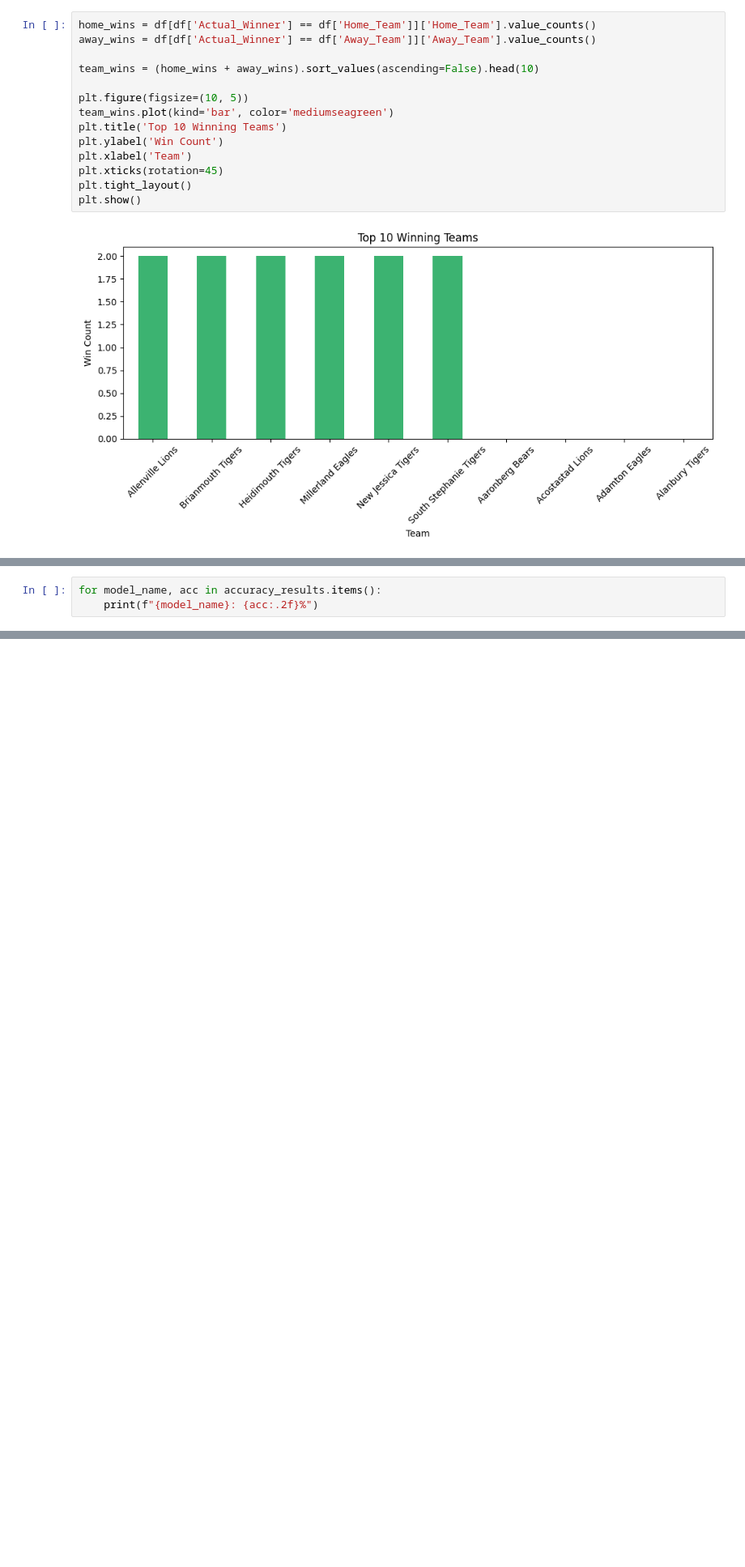
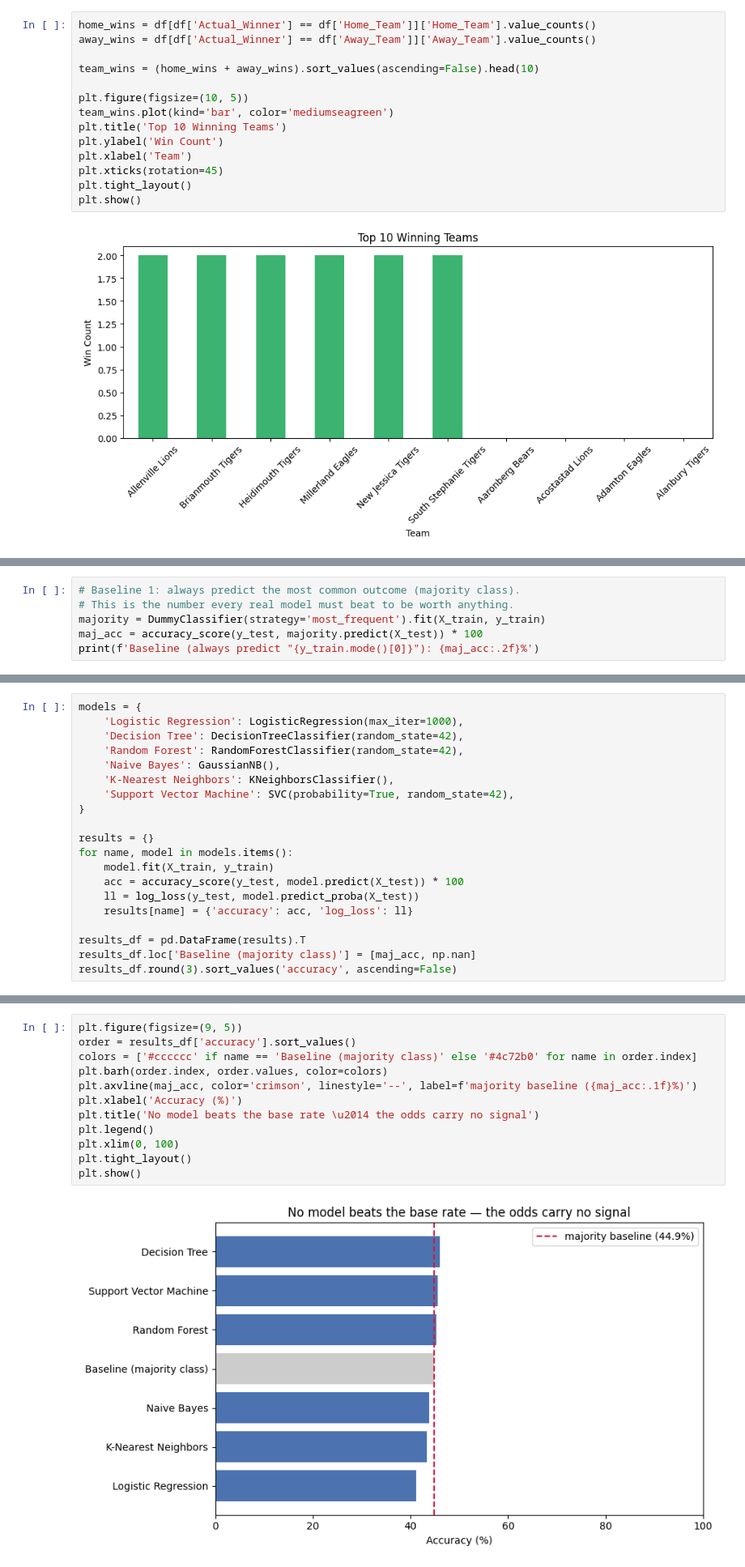
Before and after one commit to SilverKai13/Odds-Analysis-and-Prediction, a Jupyter notebook: oddsAI.ipynb, the cells around one changed output, grey strips where cells are left out. Shown: that part at 81% size. Saved outputs shown, nothing was run; the diff lists cells and outputs as text; blank space fills up the shorter version.

Commit message:
Fix outcome framing, commit dataset, add baselines

```diff
--- a/oddsAI.ipynb
+++ b/oddsAI.ipynb
@@ -230,3 +180,0 @@ for name, model in models.items():
-# %%
-for model_name, acc in accuracy_results.items():
-    print(f"{model_name}: {acc:.2f}%")
@@ -251,0 +262,6 @@ plt.show()
+# %%
+# Baseline 1: always predict the most common outcome (majority class).
+# This is the number every real model must beat to be worth anything.
+majority = DummyClassifier(strategy='most_frequent').fit(X_train, y_train)
+maj_acc = accuracy_score(y_test, majority.predict(X_test)) * 100
+print(f'Baseline (always predict "{y_train.mode()[0]}"): {maj_acc:.2f}%')
@@ -251,0 +270,20 @@ plt.show()
+# %%
+models = {
+    'Logistic Regression': LogisticRegression(max_iter=1000),
+    'Decision Tree': DecisionTreeClassifier(random_state=42),
+    'Random Forest': RandomForestClassifier(random_state=42),
+    'Naive Bayes': GaussianNB(),
+    'K-Nearest Neighbors': KNeighborsClassifier(),
+    'Support Vector Machine': SVC(probability=True, random_state=42),
+}
+
+results = {}
+for name, model in models.items():
+    model.fit(X_train, y_train)
+    acc = accuracy_score(y_test, model.predict(X_test)) * 100
+    ll = log_loss(y_test, model.predict_proba(X_test))
+    results[name] = {'accuracy': acc, 'log_loss': ll}
+
+results_df = pd.DataFrame(results).T
+results_df.loc['Baseline (majority class)'] = [maj_acc, np.nan]
+results_df.round(3).sort_values('accuracy', ascending=False)
@@ -251,0 +299,14 @@ plt.show()
+# %%
+plt.figure(figsize=(9, 5))
+order = results_df['accuracy'].sort_values()
+colors = ['#cccccc' if name == 'Baseline (majority class)' else '#4c72b0' for name in order.index]
+plt.barh(order.index, order.values, color=colors)
+plt.axvline(maj_acc, color='crimson', linestyle='--', label=f'majority baseline ({maj_acc:.1f}%)')
+plt.xlabel('Accuracy (%)')
+plt.title('No model beats the base rate \u2014 the odds carry no signal')
+plt.legend()
+plt.xlim(0, 100)
+plt.tight_layout()
+plt.show()
+# %% [output]
+[figure, added]
```
Also changed, not shown: parts of 18 cells of this notebook, 4 other files.
